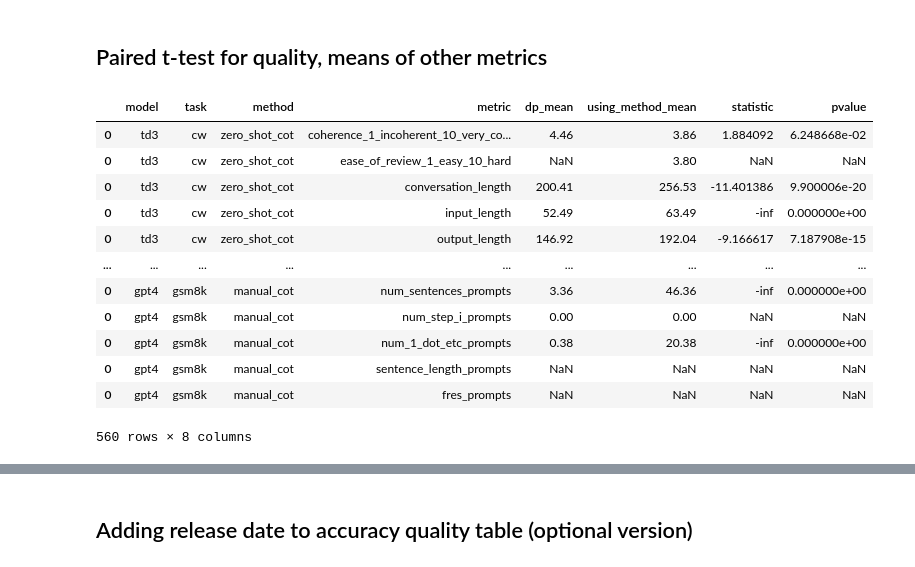
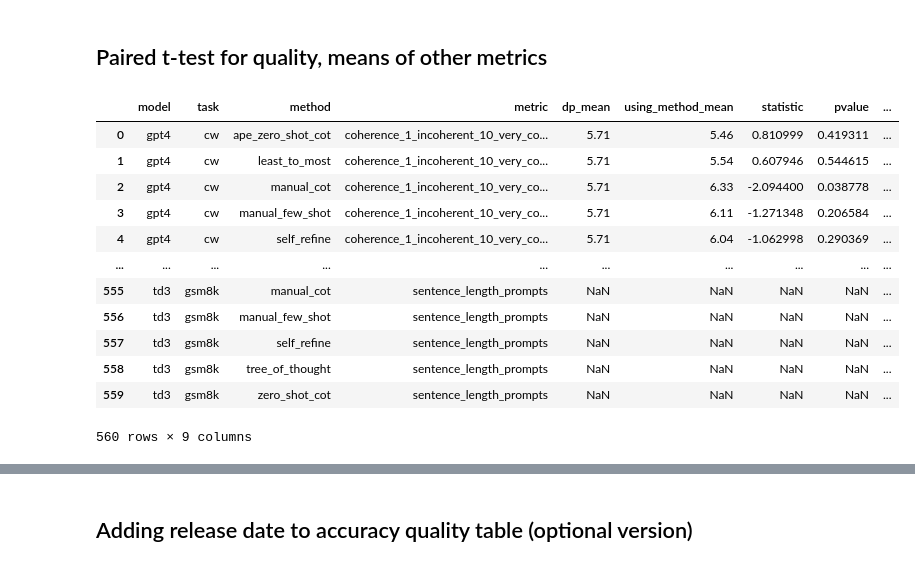
Before and after one commit to ijyliu/anlp23-project, a Jupyter notebook: Data/06 - Analyze Metrics and Conduct Inference.ipynb, the cells around one changed output, grey strips where cells are left out. Drawn from its saved outputs; the diff is of its cells as text; code cells hidden in the pictures.

```diff
--- a/Data/06 - Analyze Metrics and Conduct Inference.ipynb
+++ b/Data/06 - Analyze Metrics and Conduct Inference.ipynb
@@ -346,40 +346,46 @@ direct_prompting_comparison.to_excel('direct_prompting_comparison.xlsx', index=F
 # %%
 # Perform paired t-test on creative writing data and all other metrics
 
 # Metrics to t-test: 'creative_writing_score', 'ease_of_evaluation_score', 'conversation_length', 'input_length', 'output_length', 'conversation_cost', 'gsm8k_length_vs_provided', 'length_vs_direct_prompting', 'num_linebreaks', 'num_sentences', 'num_step_i', 'num_1_dot_etc', 'sentence_length', 'fres', 'num_linebreaks_prompts', 'num_sentences_prompts', 'num_step_i_prompts', 'num_1_dot_etc_prompts', 'sentence_length_prompts', 'fres_prompts'
 metrics_to_t_test = ['coherence_1_incoherent_10_very_coherent', 'ease_of_review_1_easy_10_hard', 'conversation_length', 'input_length', 'output_length', 'conversation_cost', 'gsm8k_length_vs_provided', 'length_vs_direct_prompting', 'num_linebreaks', 'num_sentences', 'num_step_i', 'num_1_dot_etc', 'sentence_length', 'fres', 'num_linebreaks_prompts', 'num_sentences_prompts', 'num_step_i_prompts', 'num_1_dot_etc_prompts', 'sentence_length_prompts', 'fres_prompts']
 
 # Create table to hold results
 # Columns of model, task, method, mean metric, mean dp_metric, statistic, pvalue
 t_test_results = pd.DataFrame(columns=['model', 'task', 'method', 'metric', 'dp_mean', 'using_method_mean', 'statistic', 'pvalue'])
 # Iterate over model, task, method
 for model, task, method in direct_prompting_comparison[['model', 'task', 'method']].drop_duplicates().values:
     # Iterate over metrics_to_t_test
     for metric in metrics_to_t_test:
         # Get data
         # Sort by conversation_number
         data = direct_prompting_comparison[(direct_prompting_comparison['model'] == model) & (direct_prompting_comparison['task'] == task) & (direct_prompting_comparison['method'] == method)].sort_values(by=['conversation_number'])
         # direct_prompting holds the metric when using direct_prompting
         direct_prompting = data['dp_' + metric]
         # using_method holds the metric when using the method
         using_method = data[metric]
         # Perform the paired sample t-test
         statistic, pvalue = stats.ttest_rel(direct_prompting, using_method)
         # Add to table
         t_test_results = pd.concat([t_test_results, pd.DataFrame([[model, task, method, metric, direct_prompting.mean(), using_method.mean(), statistic, pvalue]], columns=['model', 'task', 'method', 'metric', 'dp_mean', 'using_method_mean', 'statistic', 'pvalue'])])
 
+# Significance if pvalue < 0.05
+t_test_results['Significant at 95%'] = t_test_results['pvalue'].apply(lambda x: 'Yes' if x < 0.05 else 'No')
+
+# Sort by metric, model, task, method
+t_test_results = t_test_results.sort_values(by=['metric', 'model', 'task', 'method']).reset_index().drop(columns=['index'])
+
 t_test_results
 # %% [output]
-|  | model | task | method | metric | dp_mean | using_method_mean | statistic | pvalue |
-| 0 | td3 | cw | zero_shot_cot | coherence_1_incoherent_10_very_co... | 4.46 | 3.86 | 1.884092 | 6.248668e-02 |
-| 0 | td3 | cw | zero_shot_cot | ease_of_review_1_easy_10_hard | NaN | 3.80 | NaN | NaN |
-| 0 | td3 | cw | zero_shot_cot | conversation_length | 200.41 | 256.53 | -11.401386 | 9.900006e-20 |
-| 0 | td3 | cw | zero_shot_cot | input_length | 52.49 | 63.49 | -inf | 0.000000e+00 |
-| 0 | td3 | cw | zero_shot_cot | output_length | 146.92 | 192.04 | -9.166617 | 7.187908e-15 |
-| ... | ... | ... | ... | ... | ... | ... | ... | ... |
-| 0 | gpt4 | gsm8k | manual_cot | num_sentences_prompts | 3.36 | 46.36 | -inf | 0.000000e+00 |
-| 0 | gpt4 | gsm8k | manual_cot | num_step_i_prompts | 0.00 | 0.00 | NaN | NaN |
-| 0 | gpt4 | gsm8k | manual_cot | num_1_dot_etc_prompts | 0.38 | 20.38 | -inf | 0.000000e+00 |
-| 0 | gpt4 | gsm8k | manual_cot | sentence_length_prompts | NaN | NaN | NaN | NaN |
-| 0 | gpt4 | gsm8k | manual_cot | fres_prompts | NaN | NaN | NaN | NaN |
+|  | model | task | method | metric | dp_mean | using_method_mean | statistic | pvalue | ... |
+| 0 | gpt4 | cw | ape_zero_shot_cot | coherence_1_incoherent_10_very_co... | 5.71 | 5.46 | 0.810999 | 0.419311 | ... |
+| 1 | gpt4 | cw | least_to_most | coherence_1_incoherent_10_very_co... | 5.71 | 5.54 | 0.607946 | 0.544615 | ... |
+| 2 | gpt4 | cw | manual_cot | coherence_1_incoherent_10_very_co... | 5.71 | 6.33 | -2.094400 | 0.038778 | ... |
+| 3 | gpt4 | cw | manual_few_shot | coherence_1_incoherent_10_very_co... | 5.71 | 6.11 | -1.271348 | 0.206584 | ... |
+| 4 | gpt4 | cw | self_refine | coherence_1_incoherent_10_very_co... | 5.71 | 6.04 | -1.062998 | 0.290369 | ... |
+| ... | ... | ... | ... | ... | ... | ... | ... | ... | ... |
+| 555 | td3 | gsm8k | manual_cot | sentence_length_prompts | NaN | NaN | NaN | NaN | ... |
+| 556 | td3 | gsm8k | manual_few_shot | sentence_length_prompts | NaN | NaN | NaN | NaN | ... |
+| 557 | td3 | gsm8k | self_refine | sentence_length_prompts | NaN | NaN | NaN | NaN | ... |
+| 558 | td3 | gsm8k | tree_of_thought | sentence_length_prompts | NaN | NaN | NaN | NaN | ... |
+| 559 | td3 | gsm8k | zero_shot_cot | sentence_length_prompts | NaN | NaN | NaN | NaN | ... |
-560 rows × 8 columns
+560 rows × 9 columns
```
Also changed, not shown: parts of 3 cells of this notebook, 8 other files.
